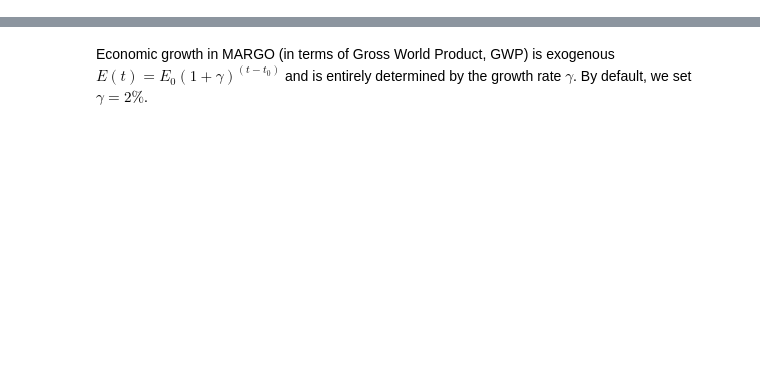
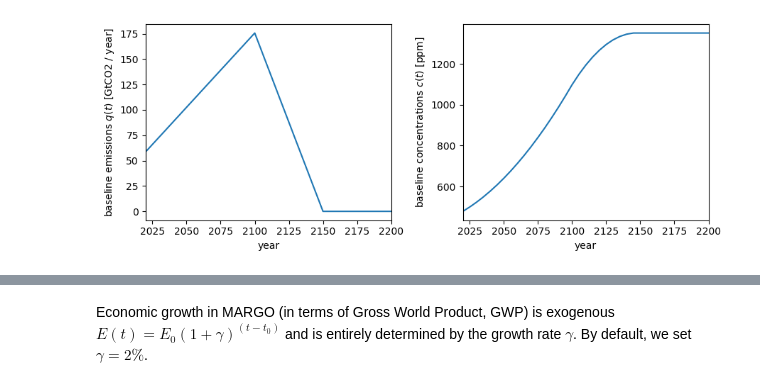
Before and after one commit to ClimateMARGO/ClimateMARGO.jl, a Jupyter notebook: examples/tutorials/basic_tutorial.ipynb, the cells around one changed output, grey strips where cells are left out. Drawn from its saved outputs; the diff is of its cells as text; code cells hidden in the pictures; blank space fills up the shorter version.

```diff
--- a/examples/tutorials/basic_tutorial.ipynb
+++ b/examples/tutorials/basic_tutorial.ipynb
@@ -12,0 +19,2 @@ using ClimateMARGO
+# %%
+default = ClimateModel();
@@ -22,11 +24,10 @@ model = ClimateModel()
 #### Temporal grid
 First, we need to set up a time-frame for our experiment. Let's begin in the present (2020) and consider out to 2200, with a 5-year timestep for computational efficiency.
 # %%
-# Temporal grid
-present_year = 2020. # [yr]
+initial_year = 2020. # [yr]
 final_year = 2200. # [yr]
 dt = 5. # [yr]
-t = Array(present_year:dt:final_year); # [yr]
+t = Array(initial_year:dt:final_year); # [yr]
 
 # For unit conversions later
 sec_per_year = (365. * 24. * 60. * 60.); # [s/yr]
@@ -36,0 +44,19 @@ Next, we determine some of the physical model parameters that govern the strengt
+# %%
+CO₂_init = 460. # [ppm]
+r = 0.5; # [1] fraction of emissions remaining after biosphere and ocean uptake (Solomon 2009)
+q = baseline_emissions(t)
+
+figure(figsize=(9,3.5))
+subplot(1,2,1)
+plot(t, ppm_to_GtCO2(q))
+xlabel("year")
+ylabel(L"baseline emissions $q(t)$ [GtCO2 / year]")
+xlim([2020, 2200])
+subplot(1,2,2)
+plot(t, CO₂_baseline(default))
+xlabel("year")
+ylabel(L"baseline concentrations $c(t)$ [ppm]")
+xlim([2020, 2200])
+tight_layout();
+# %% [output]
+[figure, added]
```
Also changed, not shown: parts of 45 cells of this notebook, 1 other file.
